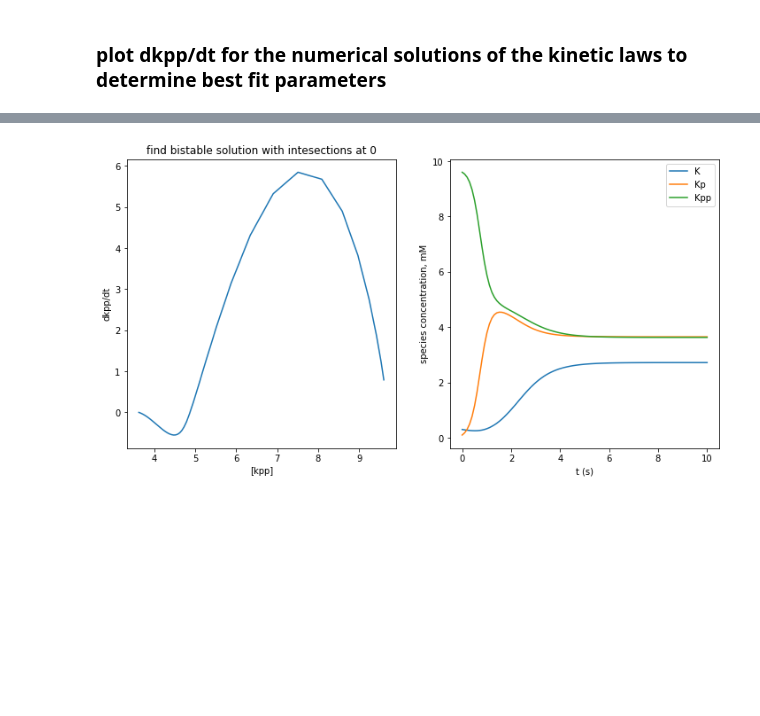
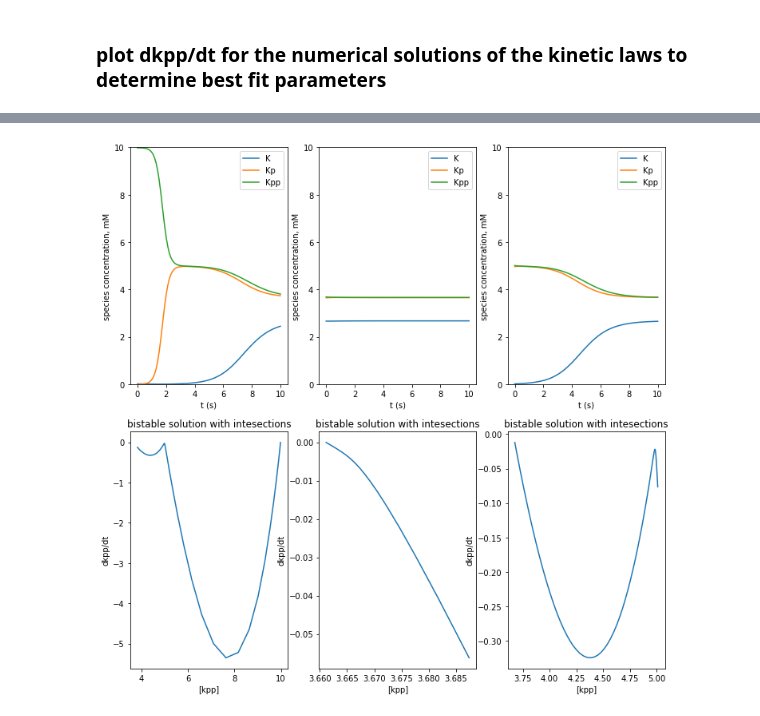
Before and after one commit to npagane/bph, a Jupyter notebook: yeastSim/1DParameterScan.ipynb, the cells around one changed output, grey strips where cells are left out. Drawn from its saved outputs; the diff is of its cells as text; code cells hidden in the pictures; blank space fills up the shorter version.

Commit message:
ok i think i found a bistable solution, going to start the simulations now

```diff
--- a/yeastSim/1DParameterScan.ipynb
+++ b/yeastSim/1DParameterScan.ipynb
@@ -42,8 +42,9 @@ conc1 = 1
 S = np.mean([conc1, conc2])
 Ktot = 10
 
-Kp = np.linspace(0,Ktot,100)
-Kpp = np.linspace(0,Ktot,100)
+n = 500
+Kp = np.linspace(0,Ktot,n)
+Kpp = np.linspace(0,Ktot,n)
 
 Ks = 0.001
 theta = ((1+Ks)**2)/((1-2*Ks)**2) # k4k3/k2k5
@@ -146,7 +148,7 @@ def nullspace(A, atol=1e-13, rtol=0):
 # %% [markdown]
 ### plot dkpp/dt for the numerical solutions of the kinetic laws to determine best fit parameters
 # %%
-tol = 0.5
+tol = 1e-2
 mins = []
 inds = []
 for i in range(np.shape(grad)[0]):
@@ -178,7 +179,7 @@ def nullparam(S,K,kp, kpp):
             [0, 0, 0, k4*kp**2, -k5*kp*kpp]
               ])
     nullmat = nullspace(mat)
-    for i in range(3):
+    for i in range(nullmat.shape[1]): #IDK what the range is for so figure that out nicole
         if len(nullmat) == sum(nullmat[:,i] > 0):
             return nullmat[:,i]
     return np.zeros(len(nullmat))
@@ -194,7 +195,6 @@ odeTrials = {}
 acc = []
 newinds = []
 ind = 0
-n = 100
 t = np.linspace(0,T,n)
 for i in range(len(inds)):
     temp = nullparam(S, Ktot - Kp[inds[i][0]] - Kpp[inds[i][1]], Kp[inds[i][0]], Kpp[inds[i][1]])
@@ -288,7 +287,7 @@ for i in range(len(acc[chosen])):
 #params = [1,1,theta,theta,1, S]
 print params
 
-for iter in range(len(inds)):
+for iter in range(len(inds) -6, len(inds)):
     print ''.join(['C', str(iter % 10)]), ":", Ktot - Kp[inds[iter][0]] - Kpp[inds[iter][1]], Kp[inds[iter][0]], Kpp[inds[iter][1]]
     ind = 0
     initsNear = {}
@@ -376,39 +372,104 @@ k2 = params[1]
 k3 = params[2]
 k4 = params[3]
 k5 = params[4]
 
 #initial concentrations
 c1 = S
-c2 = 0.3 #Ktot/2
-c3 = 0.1 #3*Ktot/4
-c4 = 9.6 #Ktot/4
+c2 = 0.0200400801603
+c3 = 0
+c4 = 9.97995991984
 
 V =1
 y0 = np.asarray([c2, c3, c4])/V #initial species concentration
 
 n = 100
 t = np.linspace(0,T,n)
 ode = snt.odeint(rates, y0,t, args = (k1, k2, k3, k4, k5, S))
 
 #find dkpp/dt
-fig = plt.figure(figsize=(12,6))
-ax = fig.add_subplot(1,2,1)
-dkpp = np.diff(ode[:,1])/np.diff(t)
+fig = plt.figure(figsize=(12,12))
+ax = fig.add_subplot(2,3,4)
+dkpp = np.diff(ode[:,2])/np.diff(t)
 ax.plot(ode[:,2][0:n-1],dkpp)
-ax.set_title('find bistable solution with intesections at 0')
+ax.set_title('bistable solution with intesections')
 ax.set_xlabel('[kpp]')
 ax.set_ylabel('dkpp/dt')
 
 
-ax = fig.add_subplot(1,2,2)
+ax = fig.add_subplot(2,3,1)
 for i in range(len(y0)):
     ax.plot(t, ode[:,i][0:n])
 ax.set_xlabel('t (s)')
 #plt.title(''.join(['[S] = ', str(c1)]))
 ax.set_ylabel('species concentration, mM')
 ax.legend(['K', 'Kp', 'Kpp'])
+ax.set_ylim([0,10])
+
+# plot another solution
+#initial concentrations
+c1 = S
+c2 = 2.66533066132
+c3 = 3.64729458918
+c4 =  3.6873747495
+
+V =1
+y0 = np.asarray([c2, c3, c4])/V #initial species concentration
+
+n = 100
+t = np.linspace(0,T,n)
+ode = snt.odeint(rates, y0,t, args = (k1, k2, k3, k4, k5, S))
+
+#find dkpp/dt
+ax = fig.add_subplot(2,3,5)
+dkpp = np.diff(ode[:,2])/np.diff(t)
+ax.plot(ode[:,2][0:n-1],dkpp)
+ax.set_title('bistable solution with intesections')
+ax.set_xlabel('[kpp]')
+ax.set_ylabel('dkpp/dt')
+
+
+ax = fig.add_subplot(2,3,2)
+for i in range(len(y0)):
+    ax.plot(t, ode[:,i][0:n])
+ax.set_xlabel('t (s)')
+#plt.title(''.join(['[S] = ', str(c1)]))
+ax.set_ylabel('species concentration, mM')
+ax.legend(['K', 'Kp', 'Kpp'])
+ax.set_ylim([0,10])
+
+# plot another solution
+#initial concentrations
+c1 = S
+c2 = 0.0200400801603
+c3 = 4.96993987976
+c4 = 5.01002004008
+
+V =1
+y0 = np.asarray([c2, c3, c4])/V #initial species concentration
+
+n = 100
+t = np.linspace(0,T,n)
+ode = snt.odeint(rates, y0,t, args = (k1, k2, k3, k4, k5, S))
+
+#find dkpp/dt
+ax = fig.add_subplot(2,3,6)
+dkpp = np.diff(ode[:,2])/np.diff(t)
+ax.plot(ode[:,2][0:n-1],dkpp)
+ax.set_title('bistable solution with intesections')
+ax.set_xlabel('[kpp]')
+ax.set_ylabel('dkpp/dt')
+
+
+ax = fig.add_subplot(2,3,3)
+for i in range(len(y0)):
+    ax.plot(t, ode[:,i][0:n])
+ax.set_xlabel('t (s)')
+#plt.title(''.join(['[S] = ', str(c1)]))
+ax.set_ylabel('species concentration, mM')
+ax.legend(['K', 'Kp', 'Kpp'])
+ax.set_ylim([0,10])
 
 
 plt.show()
 # %% [output]
-[figure, old version]
+[figure, new version]
```
Also changed, not shown: parts of 7 cells of this notebook, 1 other file.
